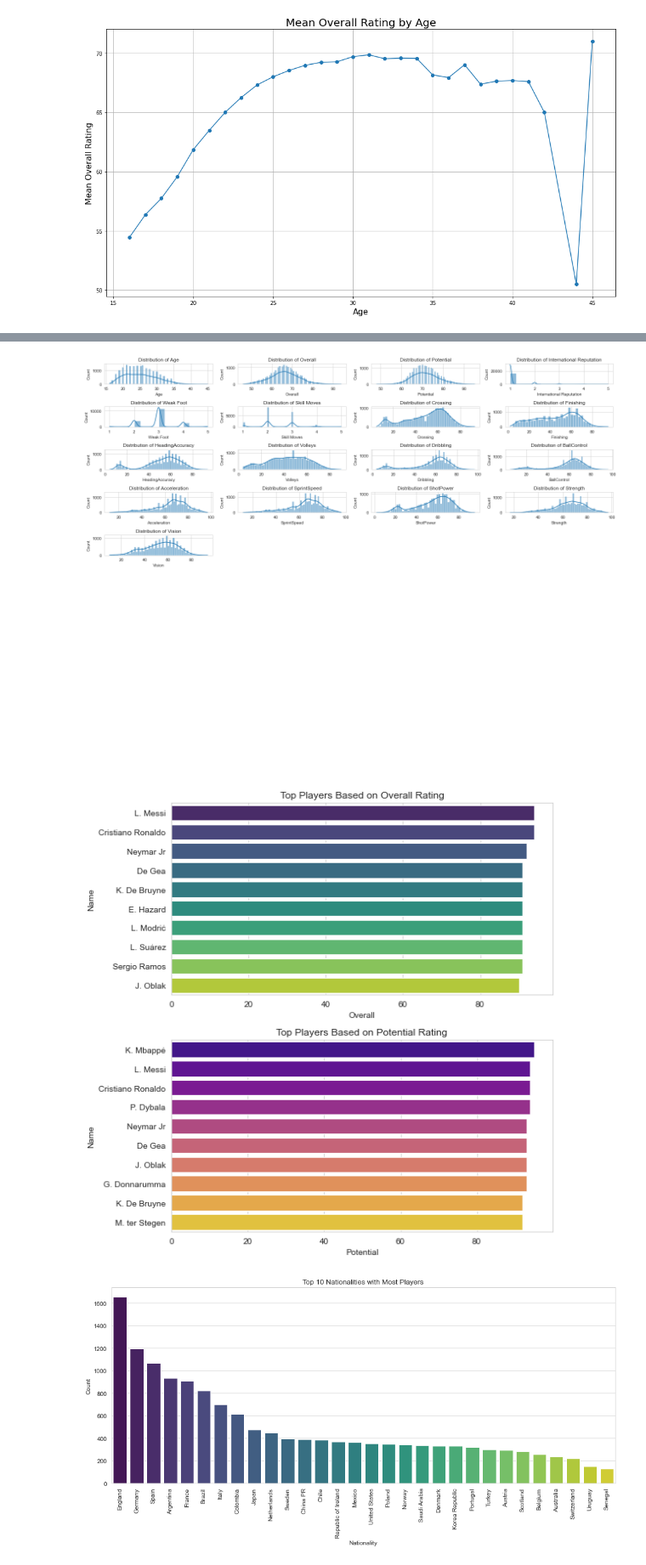
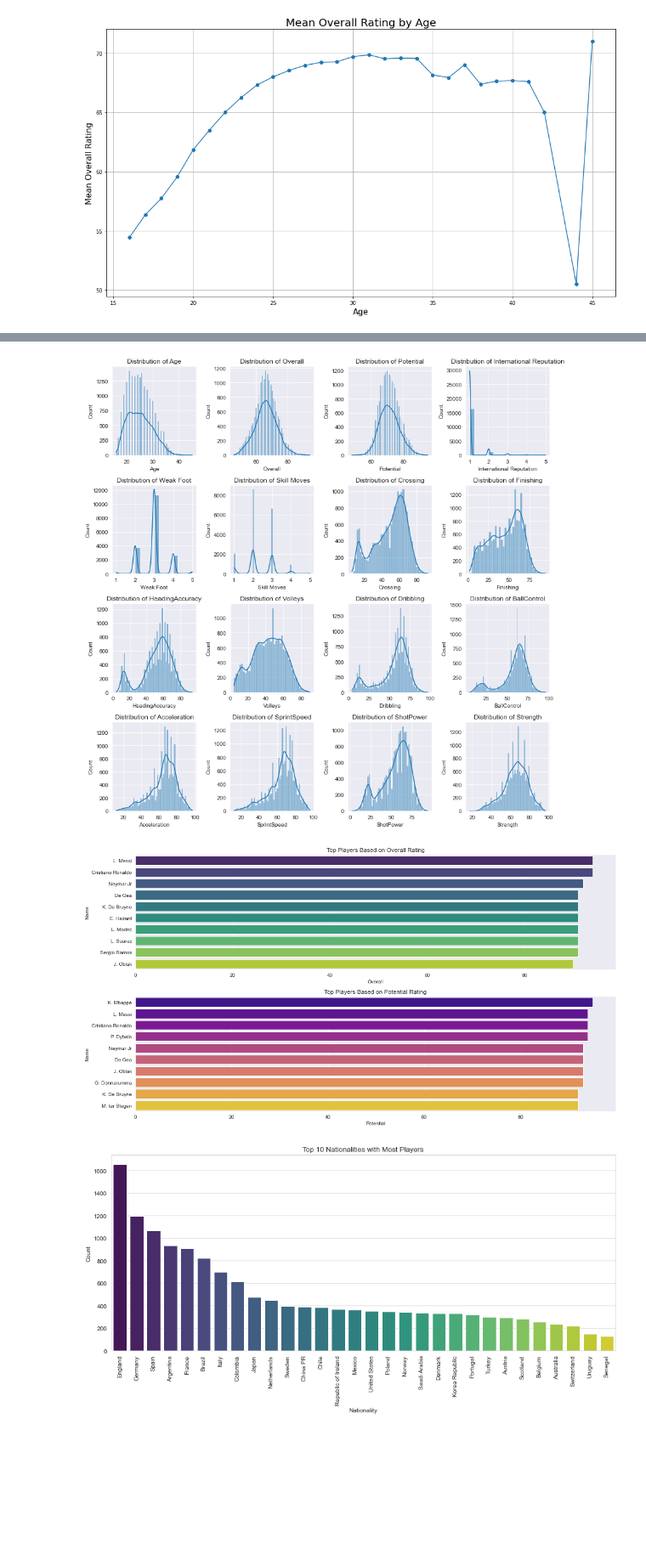
Before and after one commit to bulemi2/Football_Analysis, a Jupyter notebook: Analysis.ipynb, the cells around one changed output, grey strips where cells are left out. Shown at 85% size. Saved outputs shown, nothing was run; the diff lists cells and outputs as text; code cells hidden in the pictures; blank space fills up the shorter version.

```diff
--- a/Analysis.ipynb
+++ b/Analysis.ipynb
@@ -364,40 +256,44 @@ numerical
 numerical_data = ['Age','Overall','Potential','International Reputation','Weak Foot','Skill Moves','Crossing','Finishing',
  'HeadingAccuracy','Volleys','Dribbling','BallControl','Acceleration','SprintSpeed','ShotPower','Strength','Vision']
-# %%
-# Define the number of rows and columns for subplots
-rows = 10  # Number of rows for subplots
-cols = 4  # Number of columns for subplots
-
-fig, axes = plt.subplots(rows, cols, figsize=(18, 14))
-axes = axes.ravel()  # Flatten the 2D array of subplots into a 1D array
-
-for i, column in enumerate(numerical_data):
-    sns.histplot(df[column], kde=True, ax=axes[i])
-    axes[i].set_title(f'Distribution of {column}')
-
-for i in range(len(numerical_data), rows * cols):
-    axes[i].axis('off')
-
-plt.tight_layout()
-plt.show()
-# %% [output]
-[figure, removed]
+# %%
+# Assuming numerical_data contains the list of column names
+numerical_data = ['Age', 'Overall', 'Potential', 'International Reputation', 'Weak Foot', 'Skill Moves', 'Crossing', 'Finishing', 'HeadingAccuracy', 'Volleys', 'Dribbling', 'BallControl', 'Acceleration', 'SprintSpeed', 'ShotPower', 'Strength']
+
+fig, axes = plt.subplots(4, 4, figsize=(12, 12))
+for i, column in enumerate(numerical_data[:16]):  # Ensure it loops for available axes
+    row = i // 4  # Calculate the row index
+    col = i % 4   # Calculate the column index
+    sns.histplot(df[column], kde=True, ax=axes[row, col])
+    axes[row, col].set_title(f'Distribution of {column}')
+
+  # Hide any unused subplots
+for i in range(len(numerical_data), 16):
+    row = i // 4
+    col = i % 4
+    axes[row, col].axis('off')
+
+plt.tight_layout()
+plt.show()
+# %% [output]
+[figure, added]
 # %%
+# Top Players/ Potential Rating
 top_players_overall = df.nlargest(10, 'Overall')  # Adjust the number of top players as needed
 top_players_potential = df.nlargest(10, 'Potential')
 
 # Plot Overall and Potential ratings
-fig, axes = plt.subplots(nrows=2, ncols=1, figsize=(8, 8))
+fig, axes = plt.subplots(nrows=2, ncols=1, figsize=(15, 8))
+sns.set_style("darkgrid")
 
 sns.barplot(x='Overall', y='Name', data=top_players_overall, ax=axes[0], palette='viridis')
 axes[0].set_title('Top Players Based on Overall Rating')
 
 sns.barplot(x='Potential', y='Name', data=top_players_potential, ax=axes[1], palette='plasma')
 axes[1].set_title('Top Players Based on Potential Rating')
 
 plt.tight_layout()
 plt.show()
 # %% [output]
-[figure, old version]
+[figure, new version]
 # %%
 # Distribution of players Nationalities
```
Also changed, not shown: parts of 31 cells of this notebook.
